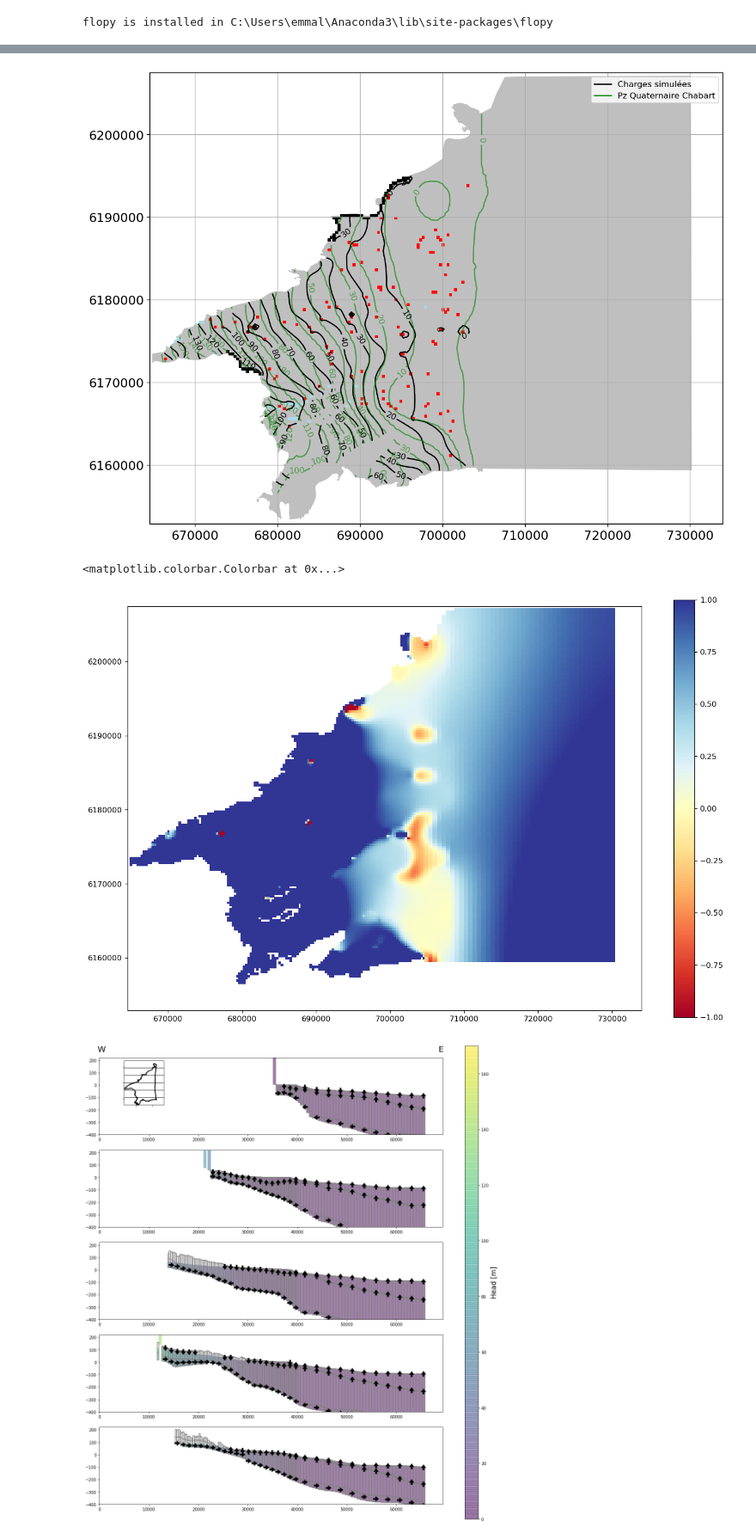
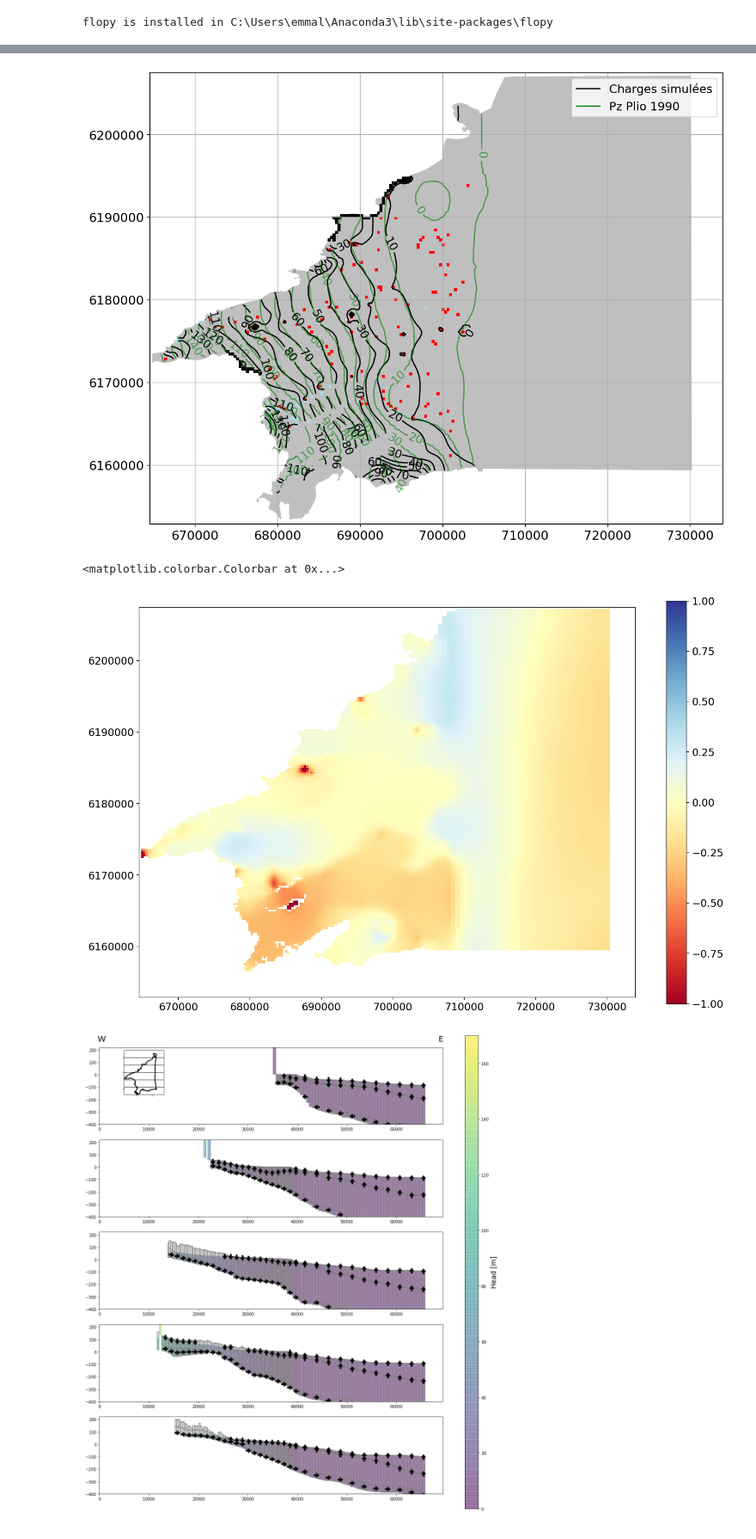
Before and after one commit to LudovicSchorpp/TM_Ludovic_Schorpp, a Jupyter notebook: codes_flopy/pred_clim/I3D_2700/I3D_2700.ipynb, the cells around one changed output, grey strips where cells are left out. Shown at 86% size. Cells and saved outputs as stored; diff of their text form; code cells hidden in the pictures.

```diff
--- a/codes_flopy/pred_clim/I3D_2700/I3D_2700.ipynb
+++ b/codes_flopy/pred_clim/I3D_2700/I3D_2700.ipynb
@@ -382,3 +374,7 @@ rivfiles=[]
 for file in os.listdir(model_dir):
     if file.endswith(".riv"):
         rivfiles.append(os.path.splitext(file)[0])
+# %%
+sim = fp.mf6.MFSimulation.load(sim_ws=model_dir)
+m = sim.get_model(model_name.lower())
+grid = m.modelgrid
@@ -390,7 +404,7 @@ head = get_heads(model_name,model_dir)
 fig = plt.figure(figsize=(15,10),dpi=120)
 layer = 3
 ax  = plt.subplot(1, 1,1, aspect='equal')
-ml = fp.plot.PlotMapView(model=gwf,layer=layer)
+ml = fp.plot.PlotMapView(model=m,layer=layer)
 fp.plot.plot_shapefile("../../data/shp/limit_model/limiteModeleRoussillon_poly_offshore_vHydro.shp",facecolor="k",edgecolor="none",linewidth=1,alpha=.25)
 #plot heads
 # hmesh = ml.plot_array(head[layer],masked_values=[0,1e30],cmap="viridis")
@@ -408,8 +422,7 @@ plt.clabel(cont_2,fmt="%1i")
 
 #legend
 proxy = [plt.Line2D((0,1),(0,0),color="black"),plt.Line2D((0,1),(0,0),color="green")]
-plt.legend(proxy,["Charges simulées","Pz Quaternaire Chabart"])
-# fp.plot.plot_shapefile("../../data/shp/entités/Q_ext_2.shp",facecolor="none",edgecolor="yellow",linewidth=2)
+plt.legend(proxy,["Charges simulées","Pz Plio 1990"])
 
 # plot bc
 ml.plot_bc("sea",color="b")
@@ -429,22 +442,22 @@ ax.tick_params(labelsize=15)
 
 ax.grid()
 # %% [output]
-[figure, old version]
+[figure, new version]
 # %%
 head_2013 = get_heads("pest_3D_R","../../PEST++inv/3D_pp2700_VarQ0.5_a3000_VarP0.5_a5000/master_glm")
 
 # initialize plot
 fig = plt.figure(figsize=(15,10),dpi=120)
 layer = 3
 ax  = plt.subplot(1, 1,1, aspect='equal')
-ml = fp.plot.PlotMapView(model=gwf,layer=layer)
+ml = fp.plot.PlotMapView(model=m,layer=layer)
 
 hmesh = ml.plot_array(head_2013[layer]-head[layer],masked_values=[0,1e30],cmap="RdYlBu")
 hmesh.set_clim(-1,1)
 plt.colorbar(hmesh)
 # %% [output]
 <matplotlib.colorbar.Colorbar at 0x...>
-[figure, old version]
+[figure, new version]
 # %%
 ## pleins de cross sections
 
```
Also changed, not shown: parts of 25 cells of this notebook, 32 other files.
